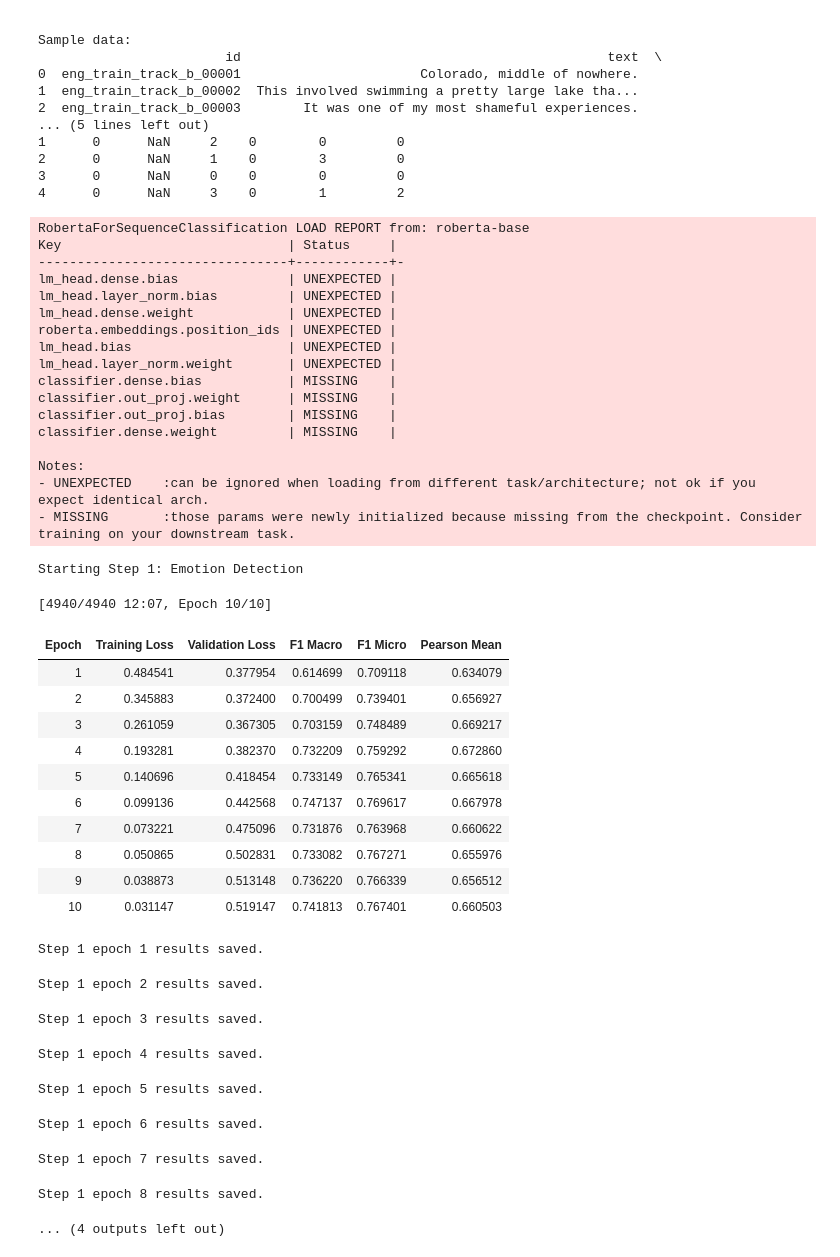
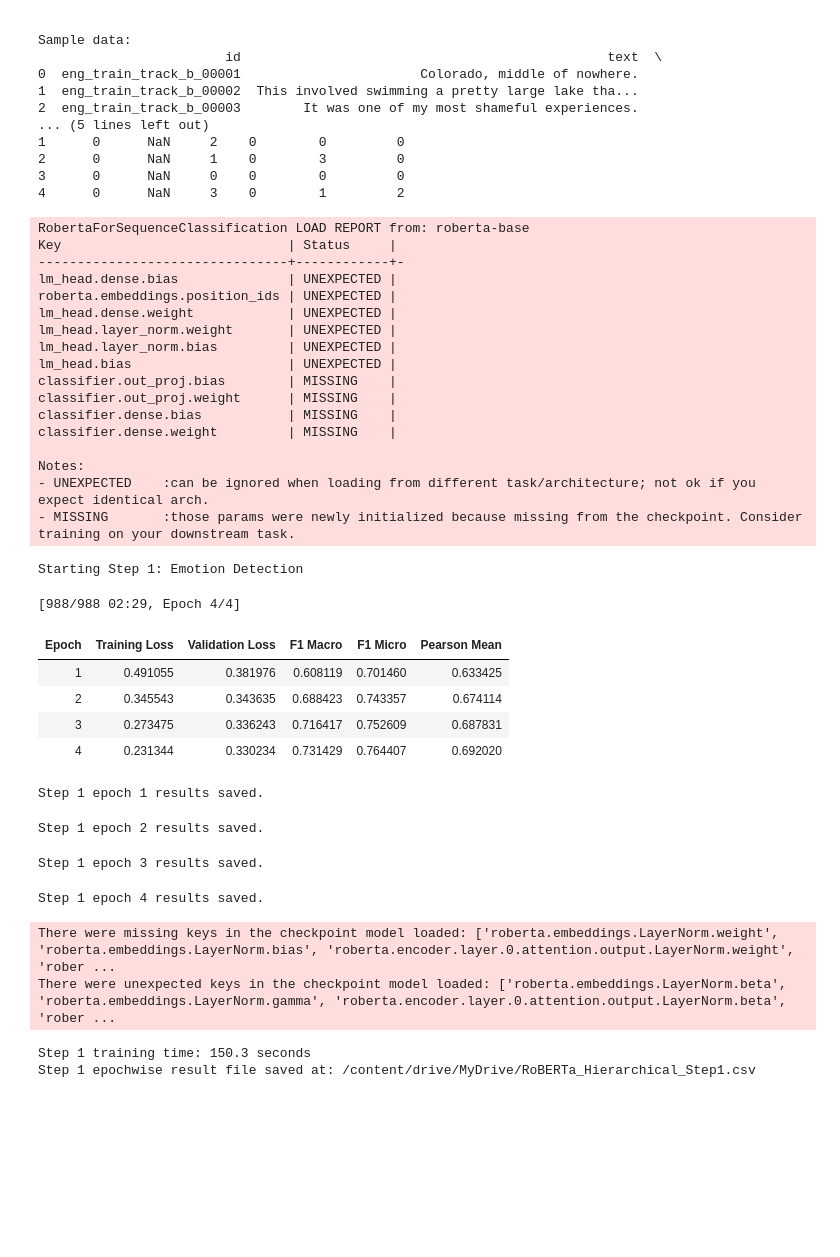
Before and after one commit to sharayumhaske22/Master_Thesis, a Jupyter notebook: RoBERTa_Hierarchical.ipynb, the cells around one changed output. Cells and saved outputs as stored; diff of their text form; code cells hidden in the pictures; blank space fills up the shorter version.

```diff
--- a/RoBERTa_Hierarchical.ipynb
+++ b/RoBERTa_Hierarchical.ipynb
@@ -449,9 +449,9 @@ model_step1 = RobertaForSequenceClassification.from_pretrained(
 training_args_step1 = TrainingArguments(
     output_dir="/content/roberta_step1_output",
     learning_rate=2e-5,
-    per_device_train_batch_size=8,
-    per_device_eval_batch_size=4,
-    num_train_epochs=10,
+    per_device_train_batch_size=16,
+    per_device_eval_batch_size=8,
+    num_train_epochs=4,
     eval_strategy="epoch",
     logging_strategy="epoch",
     save_strategy="epoch",
@@ -485,58 +485,51 @@ trainer_step1 = Trainer(
 
 callback_step1.trainer_ref = trainer_step1
 
 
 # =========================================================
 # 22. TRAIN STEP 1
 # =========================================================
 print("\nStarting Step 1: Emotion Detection")
 
 start1 = time.time()
 trainer_step1.train()
 end1 = time.time()
 
 print(f"Step 1 training time: {end1 - start1:.1f} seconds")
 print("Step 1 epochwise result file saved at:", LOG_FILE_STEP1)
 # %% [output]
 RobertaForSequenceClassification LOAD REPORT from: roberta-base
 Key                             | Status     |
 --------------------------------+------------+-
 lm_head.dense.bias              | UNEXPECTED |
+roberta.embeddings.position_ids | UNEXPECTED |
+lm_head.dense.weight            | UNEXPECTED |
+lm_head.layer_norm.weight       | UNEXPECTED |
 lm_head.layer_norm.bias         | UNEXPECTED |
-lm_head.dense.weight            | UNEXPECTED |
-roberta.embeddings.position_ids | UNEXPECTED |
 lm_head.bias                    | UNEXPECTED |
-lm_head.layer_norm.weight       | UNEXPECTED |
+classifier.out_proj.bias        | MISSING    |
+classifier.out_proj.weight      | MISSING    |
 classifier.dense.bias           | MISSING    |
-classifier.out_proj.weight      | MISSING    |
-classifier.out_proj.bias        | MISSING    |
 classifier.dense.weight         | MISSING    |
 
 Notes:
 - UNEXPECTED    :can be ignored when loading from different task/architecture; not ok if you expect identical arch.
 - MISSING       :those params were newly initialized because missing from the checkpoint. Consider training on your downstream task.
 Starting Step 1: Emotion Detection
-[4940/4940 12:07, Epoch 10/10]
+[988/988 02:29, Epoch 4/4]
 | Epoch | Training Loss | Validation Loss | F1 Macro | F1 Micro | Pearson Mean |
-| 1 | 0.484541 | 0.377954 | 0.614699 | 0.709118 | 0.634079 |
-| 2 | 0.345883 | 0.372400 | 0.700499 | 0.739401 | 0.656927 |
-| 3 | 0.261059 | 0.367305 | 0.703159 | 0.748489 | 0.669217 |
-| 4 | 0.193281 | 0.382370 | 0.732209 | 0.759292 | 0.672860 |
-| 5 | 0.140696 | 0.418454 | 0.733149 | 0.765341 | 0.665618 |
-| 6 | 0.099136 | 0.442568 | 0.747137 | 0.769617 | 0.667978 |
-| 7 | 0.073221 | 0.475096 | 0.731876 | 0.763968 | 0.660622 |
-| 8 | 0.050865 | 0.502831 | 0.733082 | 0.767271 | 0.655976 |
-| 9 | 0.038873 | 0.513148 | 0.736220 | 0.766339 | 0.656512 |
-| 10 | 0.031147 | 0.519147 | 0.741813 | 0.767401 | 0.660503 |
+| 1 | 0.491055 | 0.381976 | 0.608119 | 0.701460 | 0.633425 |
+| 2 | 0.345543 | 0.343635 | 0.688423 | 0.743357 | 0.674114 |
+| 3 | 0.273475 | 0.336243 | 0.716417 | 0.752609 | 0.687831 |
+| 4 | 0.231344 | 0.330234 | 0.731429 | 0.764407 | 0.692020 |
 Step 1 epoch 1 results saved.
 Step 1 epoch 2 results saved.
 Step 1 epoch 3 results saved.
 Step 1 epoch 4 results saved.
-Step 1 epoch 5 results saved.
+There were missing keys in the checkpoint model loaded: ['roberta.embeddings.LayerNorm.weight', 'roberta.embeddings.LayerNorm.bias', 'roberta.encoder.layer.0.attention.output.LayerNorm.weight', 'rober ...
+There were unexpected keys in the checkpoint model loaded: ['roberta.embeddings.LayerNorm.beta', 'roberta.embeddings.LayerNorm.gamma', 'roberta.encoder.layer.0.attention.output.LayerNorm.beta', 'rober ...
-Step 1 epoch 6 results saved.
+Step 1 training time: 150.3 seconds
+Step 1 epochwise result file saved at: /content/drive/MyDrive/RoBERTa_Hierarchical_Step1.csv
-Step 1 epoch 7 results saved.
-Step 1 epoch 8 results saved.
-... (4 outputs left out)
 # %%
 # =========================================================
 # 16. STEP 2 MODEL
```
Also changed, not shown: parts of 3 cells of this notebook, 4 other files.
